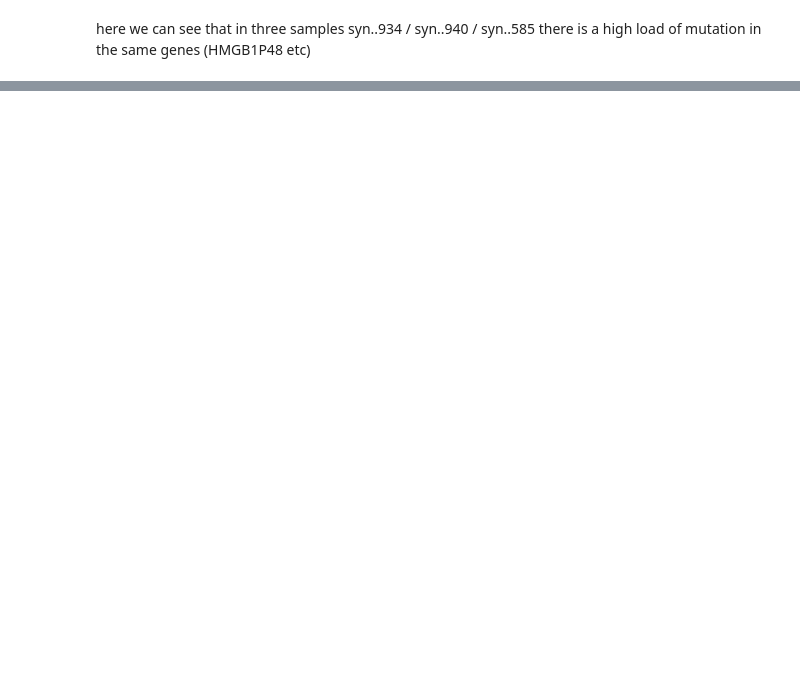
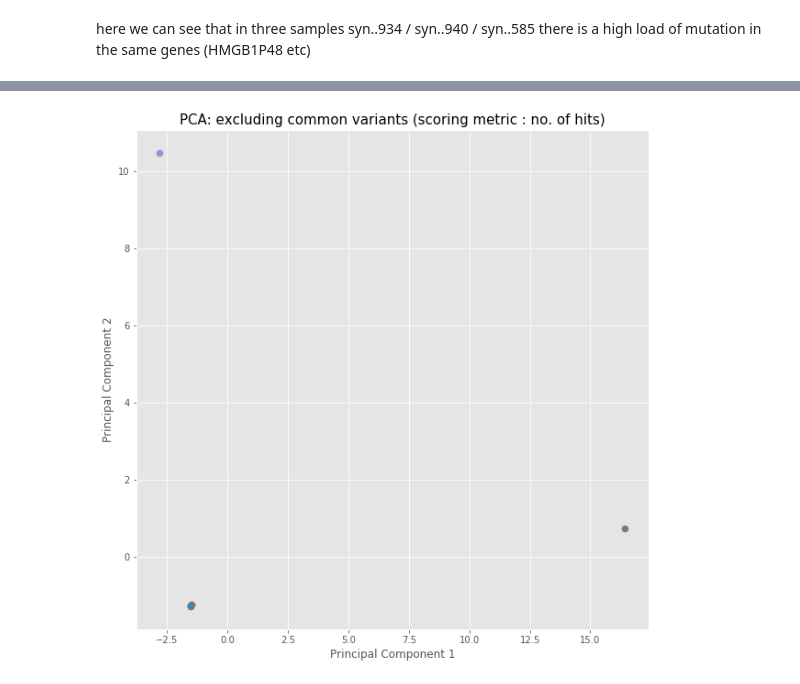
Before and after one commit to alexaibio/bioinformatics_templates, a Jupyter notebook: Analysis_WGS/WGS_Analysis_Template.ipynb, the cells around one changed output, grey strips where cells are left out. Cells and saved outputs as stored; diff of their text form; code cells hidden in the pictures; blank space fills up the shorter version.

```diff
--- a/Analysis_WGS/WGS_Analysis_Template.ipynb
+++ b/Analysis_WGS/WGS_Analysis_Template.ipynb
@@ -297,0 +327,4 @@ here we can see that in three samples syn..934 / syn..940 / syn..585 there is a
+# %%
+# Calculate total number of high impact hits to genes in a sample
+grouped = pd.DataFrame(genes.groupby(["id","Hugo_Symbol"]).count())
+grouped.tail()
@@ -297,0 +339,13 @@ here we can see that in three samples syn..934 / syn..940 / syn..585 there is a
+# %%
+# Reset indices of the dataframe and select relevant columns for pivoting
+grouped = grouped.reset_index()
+grouped = grouped[["id", "Hugo_Symbol","totHits"]]
+
+#Cleaning up dataframe to avoid NaN
+genes_pca_clean = grouped.pivot(index='id',
+                                        columns='Hugo_Symbol',
+                                        values='totHits')
+#Fill NaN values with 0
+genes_pca_clean = genes_pca_clean.fillna(0)
+
+genes_pca_clean.tail()
@@ -297,0 +361,29 @@ here we can see that in three samples syn..934 / syn..940 / syn..585 there is a
+# %%
+#Perform PCA
+pca = PCA(n_components =2, svd_solver ="full")
+principalComponents = pca.fit_transform(genes_pca_clean)
+principalDf = pd.DataFrame(data = principalComponents
+             , columns = ['principal component 1', 'principal component 2'])
+
+#Extract Sample information to add to PCA plot
+df = pd.pivot_table(genes,index="id")
+new_df = df.reset_index(level=['id'])
+
+#Make DF for plotting
+finalDf = pd.concat([principalDf, new_df[['id']]], axis = 1)
+
+#Plot the PCA results
+fig = plt.figure(figsize = (10,10))
+ax = fig.add_subplot(1,1,1)
+ax.set_xlabel('Principal Component 1', fontsize = 12)
+ax.set_ylabel('Principal Component 2', fontsize = 12)
+ax.set_title('PCA: excluding common variants (scoring metric : no. of hits)', fontsize = 15)
+targets = finalDf['id']
+for target in targets:
+    indicesToKeep = finalDf['id'] == target
+    ax.scatter(finalDf.loc[indicesToKeep, 'principal component 1']
+               , finalDf.loc[indicesToKeep, 'principal component 2']
+              # , c = 'b'
+               , s = 50)
+# %% [output]
+[figure, added]
```
Also changed, not shown: parts of 16 cells of this notebook.
